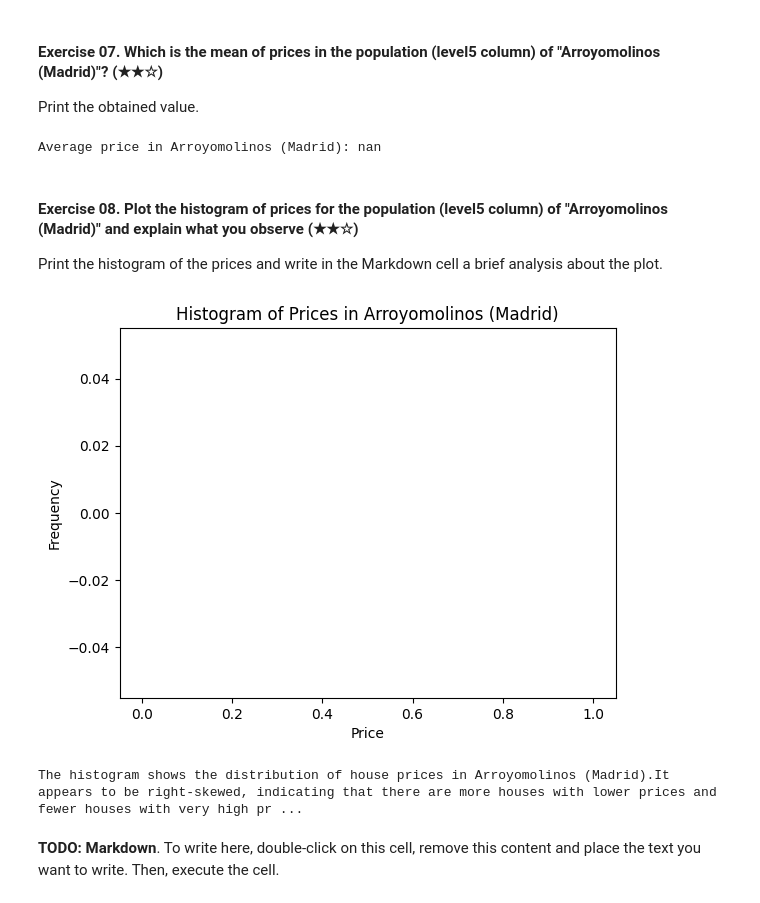
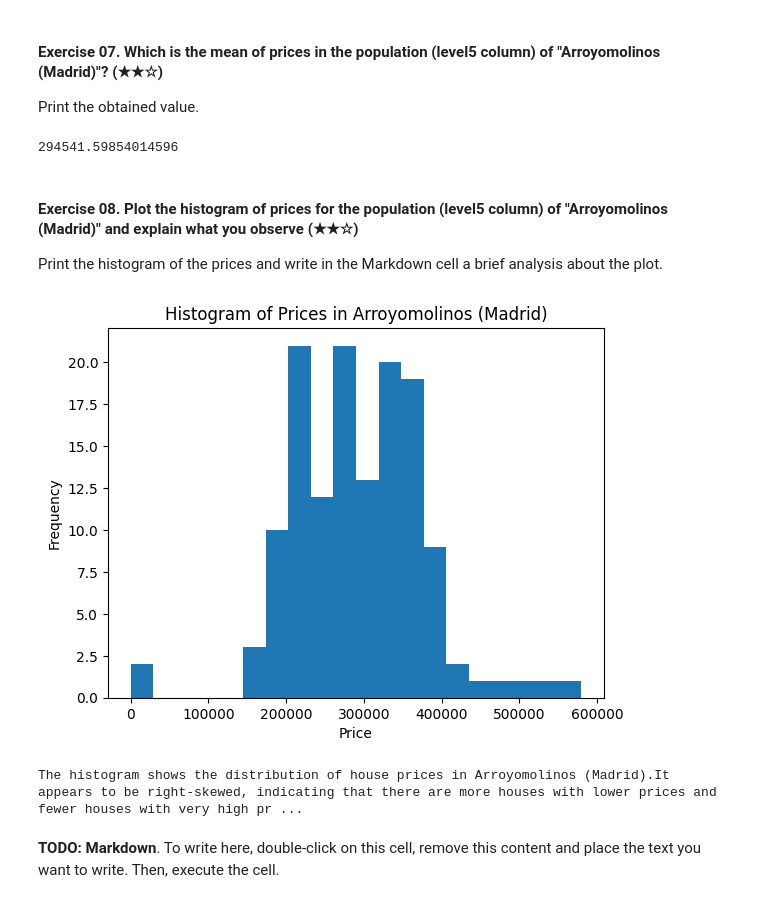
Before and after one commit to 4GeeksAcademy/Miura.realestate-datacleanup-exercise, a Jupyter notebook: project.ipynb, the cells around one changed output. Drawn from its saved outputs; the diff is of its cells as text; code cells hidden in the pictures.

```diff
--- a/project.ipynb
+++ b/project.ipynb
@@ -139,27 +143,31 @@ Print the obtained value.
 # %%
 import pandas as pd
 df = pd.read_csv('assets/real_estate.csv', sep=';')
-arroyomolinos_df = df[df['level5'] == 'Arromolinos (Madrid)']
-average_price_arroyomolinos = arroyomolinos_df['price'].mean()
-print("Average price in Arroyomolinos (Madrid):", average_price_arroyomolinos)
+#arroyomolinos_df = df[df['level5'] == 'Arromolinos (Madrid)']
+#arroyomolinos_df = arroyomolinos_df.dropna(subset=['price'])
+#average_price_arroyomolinos = arroyomolinos_df['price'].mean()
+#print("Average price in Arroyomolinos (Madrid):", average_price_arroyomolinos)
+average = df.price[df.level5 == 'Arroyomolinos (Madrid)'].mean()
+print(average)
 # %% [output]
-Average price in Arroyomolinos (Madrid): nan
+294541.59854014596
 # %% [markdown]
 #### Exercise 08. Plot the histogram of prices for the population (level5 column) of "Arroyomolinos (Madrid)" and explain what you observe (★★☆)
 
 Print the histogram of the prices and write in the Markdown cell a brief analysis about the plot.
 # %%
 import matplotlib.pyplot as plt
-plt.hist(arroyomolinos_df['price'], bins=20)
+Arroyo = df[df.level5 == 'Arroyomolinos (Madrid)']
+plt.hist(Arroyo['price'], bins=20)
 plt.xlabel("Price")
 plt.ylabel("Frequency")
 plt.title("Histogram of Prices in Arroyomolinos (Madrid)")
 plt.show()
 
 print("The histogram shows the distribution of house prices in Arroyomolinos (Madrid)."
       "It appears to be right-skewed, indicating that there are more houses with lower prices and fewer houses with very high prices.")
 # %% [output]
-[figure, old version]
+[figure, new version]
 The histogram shows the distribution of house prices in Arroyomolinos (Madrid).It appears to be right-skewed, indicating that there are more houses with lower prices and fewer houses with very high pr ...
 # %% [markdown]
 **TODO: Markdown**. To write here, double-click on this cell, remove this content and place the text you want to write. Then, execute the cell.
```
Also changed, not shown: parts of 3 cells of this notebook.
